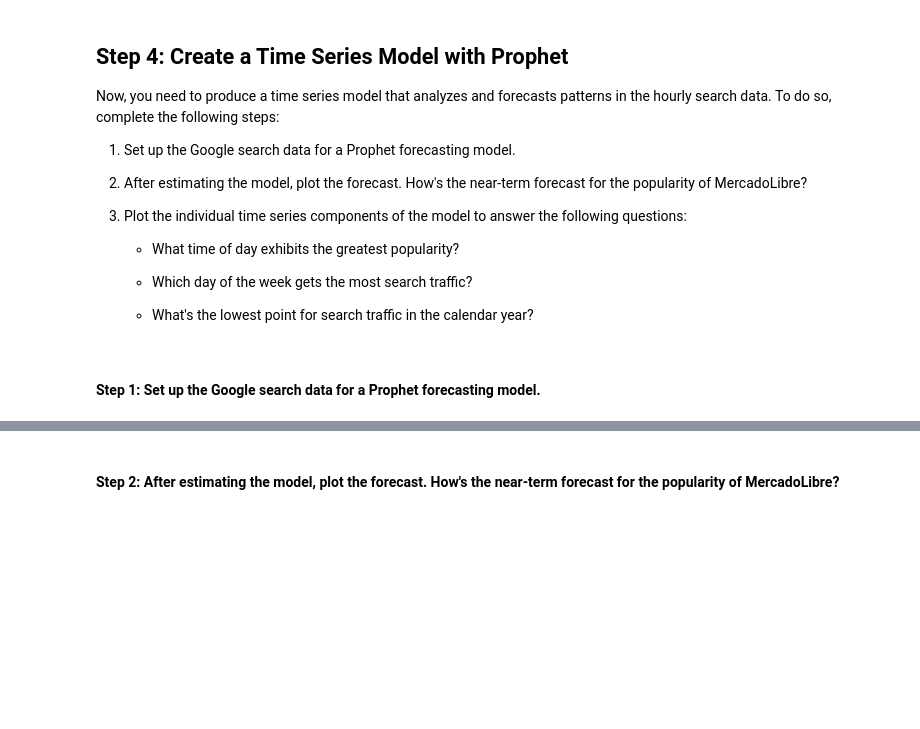
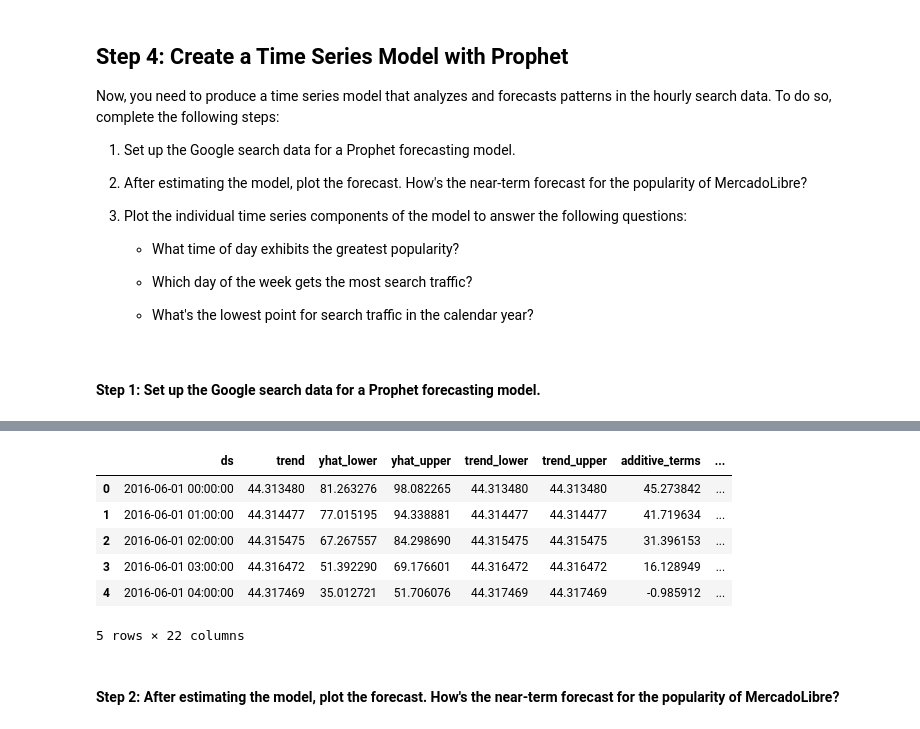
Before and after one commit to sububer/mercado-growth-analysis, a Jupyter notebook: app/forecasting_net_prophet.ipynb, the cells around one changed output, grey strips where cells are left out. Saved outputs shown, nothing was run; the diff lists cells and outputs as text; code cells hidden in the pictures; blank space fills up the shorter version.

```diff
--- a/app/forecasting_net_prophet.ipynb
+++ b/app/forecasting_net_prophet.ipynb
@@ -431,12 +441,13 @@ Now, you need to produce a time series model that analyzes and forecasts pattern
 # %%
 # Using the df_mercado_trends DataFrame, reset the index so the date information is no longer the index
-mercado_prophet_df = # YOUR CODE HERE
+mercado_prophet_df = df_mercado_trends.reset_index()
 
 # Label the columns ds and y so that the syntax is recognized by Prophet
-# YOUR CODE HERE
+mercado_prophet_df.columns = ['ds', 'y']
 
 # Drop an NaN values from the prophet_df DataFrame
-mercado_prophet_df = # YOUR CODE HERE
+mercado_prophet_df = mercado_prophet_df.dropna()
 
 # View the first and last five rows of the mercado_prophet_df DataFrame
-# YOUR CODE HERE
+display(mercado_prophet_df.head())
+display(mercado_prophet_df.tail())
@@ -456,9 +506,17 @@ future_mercado_trends = # YOUR CODE HERE
 # %%
 # Make the predictions for the trend data using the future_mercado_trends DataFrame
-forecast_mercado_trends = # YOUR CODE HERE
+forecast_mercado_trends = model_mercado_trends.predict(future_mercado_trends)
 
 # Display the first five rows of the forecast_mercado_trends DataFrame
-# YOUR CODE HERE
+forecast_mercado_trends.head()
+# %% [output]
+|  | ds | trend | yhat_lower | yhat_upper | trend_lower | trend_upper | additive_terms | ... |
+| 0 | 2016-06-01 00:00:00 | 44.313480 | 81.263276 | 98.082265 | 44.313480 | 44.313480 | 45.273842 | ... |
+| 1 | 2016-06-01 01:00:00 | 44.314477 | 77.015195 | 94.338881 | 44.314477 | 44.314477 | 41.719634 | ... |
+| 2 | 2016-06-01 02:00:00 | 44.315475 | 67.267557 | 84.298690 | 44.315475 | 44.315475 | 31.396153 | ... |
+| 3 | 2016-06-01 03:00:00 | 44.316472 | 51.392290 | 69.176601 | 44.316472 | 44.316472 | 16.128949 | ... |
+| 4 | 2016-06-01 04:00:00 | 44.317469 | 35.012721 | 51.706076 | 44.317469 | 44.317469 | -0.985912 | ... |
+5 rows × 22 columns
 # %% [markdown]
 #### Step 2: After estimating the model, plot the forecast. How's the near-term forecast for the popularity of MercadoLibre?
 # %%
```
Also changed, not shown: parts of 18 cells of this notebook.
